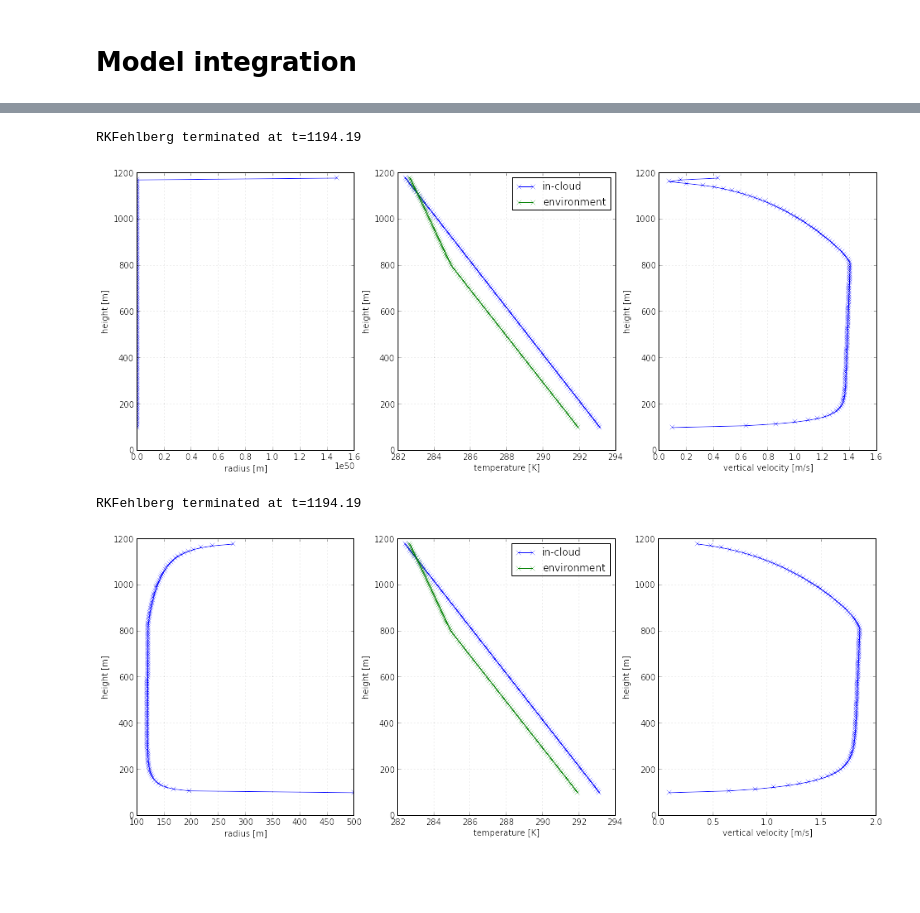
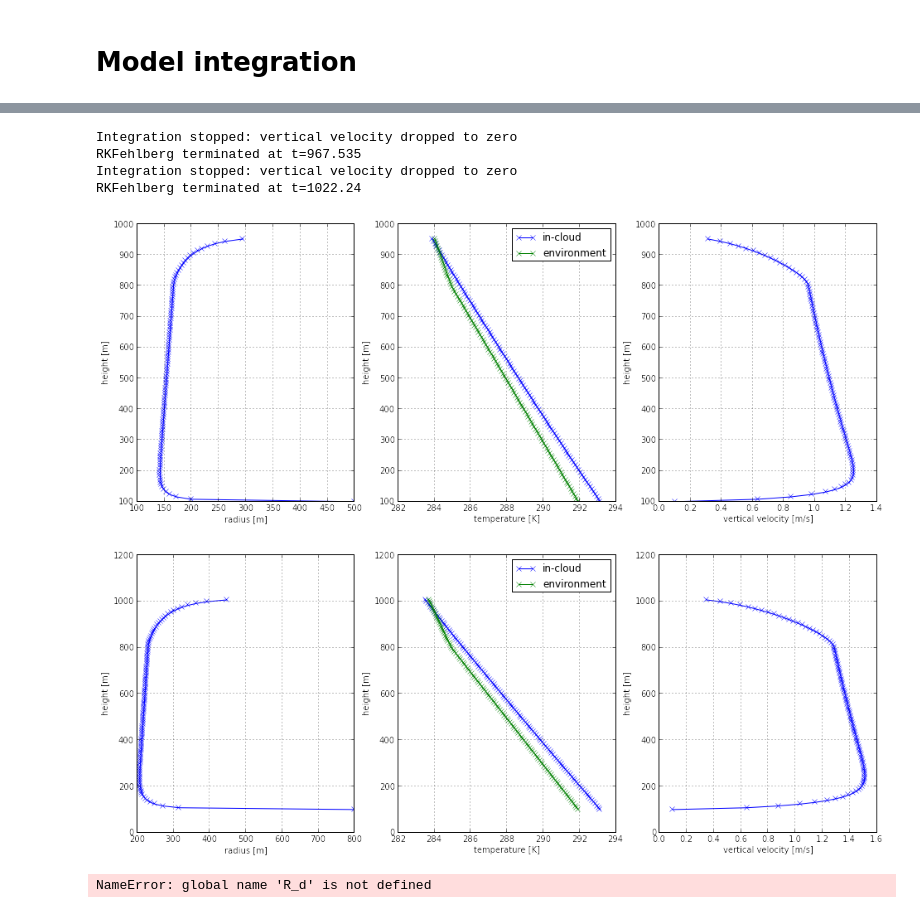
Before and after one commit to leifdenby/python-cloudmodel, a Jupyter notebook: pyclouds/notebooks/Cloud model integration.ipynb, the cells around one changed output, grey strips where cells are left out. Drawn from its saved outputs; the diff is of its cells as text; code cells hidden in the pictures; blank space fills up the shorter version.

Commit message:
Working on integration of full cloud equations

```diff
--- a/pyclouds/notebooks/Cloud model integration.ipynb
+++ b/pyclouds/notebooks/Cloud model integration.ipynb
@@ -27,20 +28,29 @@ w0 = 0.1
 T0 = T_e(0.0) + 0.2
 # p, r, w, T, q_v, q_r, q_l, q_i
 initial_condition = [101325.0, 500.0, w0, T0, 0.00, 0., 0., 0.]
+# %%
+cloud_model = cloud_equations.DryAirOnly(environment=environment, constants=constants, D=2.)
+
+initial_condition = [101325.0, 500.0, w0, T0, 0.00, 0., 0., 0.]
+F_1, z_1 = cloud_model.integrate(initial_condition, z_points)
+plotting.profile_plot(F_1, z_1, Te=T_e)
+
+initial_condition = [101325.0, 800.0, w0, T0, 0.00, 0., 0., 0.]
+F_2, z_2 = cloud_model.integrate(initial_condition, z_points)
+plotting.profile_plot(F_2, z_2, Te=T_e)
+# %% [output]
+Integration stopped: vertical velocity dropped to zero
+RKFehlberg terminated at t=967.535
+Integration stopped: vertical velocity dropped to zero
+RKFehlberg terminated at t=1022.24
+[figure, added]
+[figure, added]
 # %%
-cloud_model = cloud_equations.DryAirOnly(environment=environment, constants=constants, D=2.)
+cloud_model = cloud_equations.FullThermodynamicsCloudEquations(environment=environment, constants=constants, gamma=1.4, D=1.0, beta=0.2,)
 F, z = cloud_model.integrate(initial_condition, z_points)
 plotting.profile_plot(F, z, Te=T_e)
 # %% [output]
-RKFehlberg terminated at t=1194.19
+NameError: global name 'R_d' is not defined
-[figure, removed]
-# %%
-cloud_model = cloud_equations.DryAirOnly(environment=environment, constants=constants, D=1.)
-F, z = cloud_model.integrate(initial_condition, z_points)
-plotting.profile_plot(F, z, Te=T_e)
-# %% [output]
-RKFehlberg terminated at t=1194.19
-[figure, removed]
 # %%
 from pyclouds.cloud_equations import Var
 
```
Also changed, not shown: parts of 3 cells of this notebook, 1 other file.
